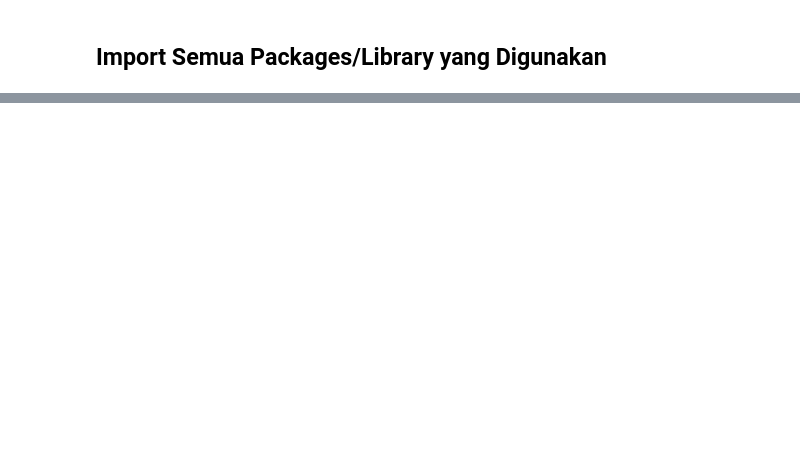
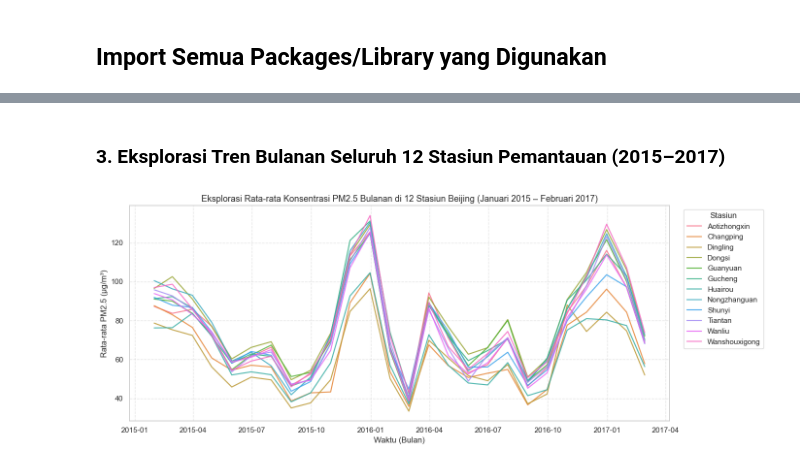
Before and after one commit to bayuadjr/beijing-air-quality-dashboard, a Jupyter notebook: notebook.ipynb, the cells around one changed output, grey strips where cells are left out. Cells and saved outputs as stored; diff of their text form; code cells hidden in the pictures; blank space fills up the shorter version.

```diff
--- a/notebook.ipynb
+++ b/notebook.ipynb
@@ -455,0 +241,25 @@ Berhasil mengekspor main_data.csv dengan 227520 baris!
+# %%
+# 1. Definisikan pemetaan (mapping) kategori wilayah untuk ke-12 stasiun
+station_mapping = {
+    'Dongsi': 'Urban',
+    'Guanyuan': 'Urban',
+    'Wanshouxigong': 'Urban',
+    'Tiantan': 'Urban',
+    'Nongzhanguan': 'Urban',
+    'Wanliu': 'Urban',
+    'Aotizhongxin': 'Urban',
+    'Gucheng': 'Urban',
+    'Changping': 'Suburban',
+    'Shunyi': 'Suburban',
+    'Dingling': 'Non-Urban',
+    'Huairou': 'Non-Urban'
+}
+
+# 2. Tambahkan kolom station_type dan datetime ke DataFrame
+df['station_type'] = df['station'].map(station_mapping)
+df['datetime'] = pd.to_datetime(df[['year', 'month', 'day', 'hour']])
+
+# 3. Menyaring data untuk periode analisis tahun 2015–2017 sesuai cakupan Pertanyaan Bisnis 1 & 2
+df_filtered = df[(df['year'] >= 2015) & (df['year'] <= 2017)].copy()
+print(f"Rentang waktu df_filtered : {df_filtered['datetime'].min()} s.d. {df_filtered['datetime'].max()}")
+print(f"Jumlah baris df_filtered  : {len(df_filtered):,} baris")
@@ -455,0 +446,20 @@ Berhasil mengekspor main_data.csv dengan 227520 baris!
+# %% [markdown]
+### 3. Eksplorasi Tren Bulanan Seluruh 12 Stasiun Pemantauan (2015–2017)
+# %%
+monthly_station_df = (
+    df_filtered.groupby(['station', pd.Grouper(key='datetime', freq='ME')])['PM2.5']
+    .mean()
+    .reset_index()
+)
+
+plt.figure(figsize=(14, 5.5))
+sns.lineplot(data=monthly_station_df, x='datetime', y='PM2.5', hue='station', linewidth=1.6, alpha=0.85)
+plt.title('Eksplorasi Rata-rata Konsentrasi PM2.5 Bulanan di 12 Stasiun Beijing (Januari 2015 – Februari 2017)', fontsize=13)
+plt.xlabel('Waktu (Bulan)')
+plt.ylabel('Rata-rata PM2.5 (µg/m³)')
+plt.legend(title='Stasiun', bbox_to_anchor=(1.02, 1), loc='upper left')
+plt.grid(True, linestyle='--', alpha=0.5)
+plt.tight_layout()
+plt.show()
+# %% [output]
+[figure, added]
```
Also changed, not shown: parts of 74 cells of this notebook, 3 other files.
